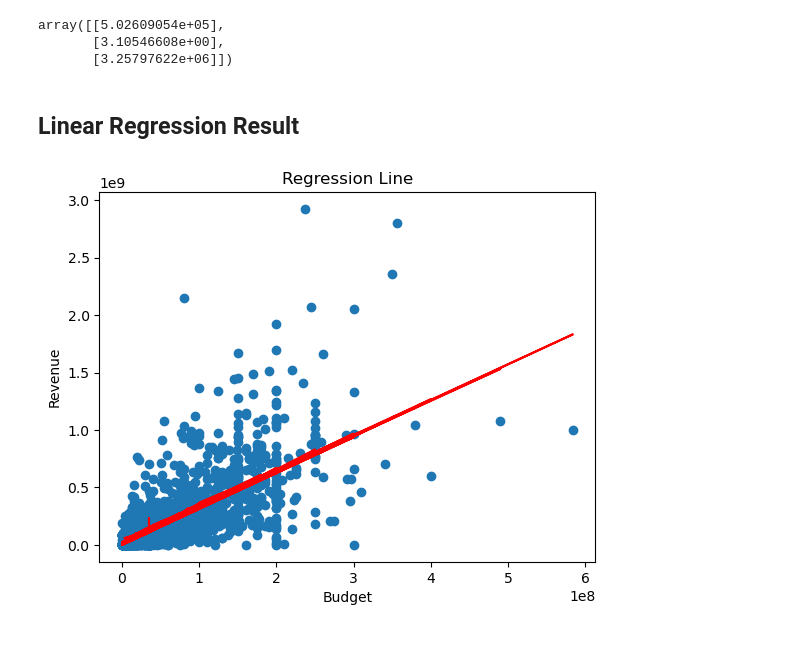
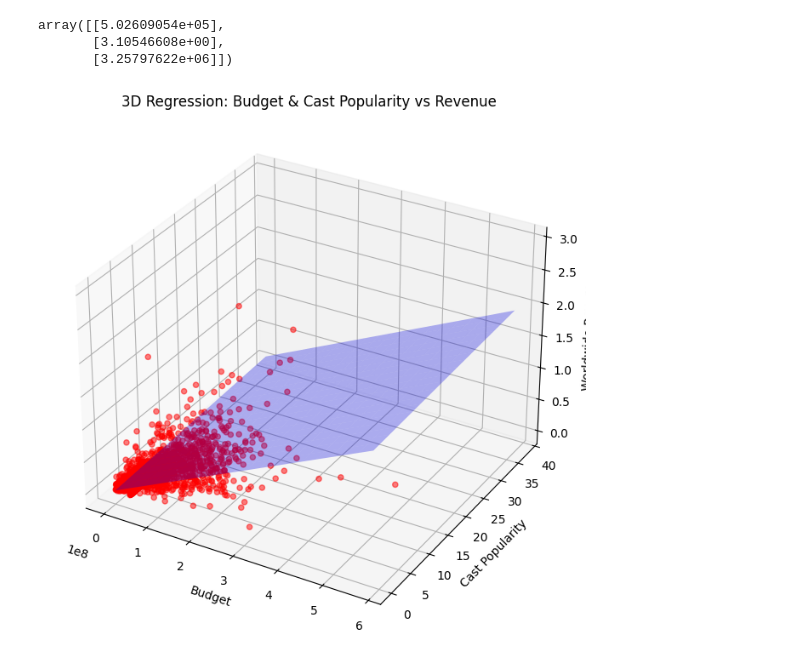
Before and after one commit to muhammad-ahmed-gh/movies-data-analysis, a Jupyter notebook: modeling.ipynb, the cells around one changed output. Saved outputs shown, nothing was run; the diff lists cells and outputs as text; code cells hidden in the pictures.

Commit message:
adding visualization, goodness analysis

```diff
--- a/modeling.ipynb
+++ b/modeling.ipynb
@@ -67,15 +66,30 @@ lr_rev = b[0] + dfsorted['budget'] * b[1] + dfsorted['cast_popularity_mean'] * b
-# %% [markdown]
-## Linear Regression Result
-# %%
-import matplotlib.pyplot as plt
-
-plt.plot(dfsorted['budget'], lr_rev, c='red')
-plt.scatter(df['budget'], df['revenue_worldwide'])
-
-plt.xlabel("Budget")
-plt.ylabel("Revenue")
-plt.title("Regression Line")
-
-plt.show()
-# %% [output]
-[figure, removed]
+# %%
+import matplotlib.pyplot as plt
+from mpl_toolkits.mplot3d import Axes3D
+
+x_data = df['budget']
+y_data = df['cast_popularity_mean']
+z_data = df['revenue_worldwide']
+
+x_range = np.linspace(x_data.min(), x_data.max(), 20)
+y_range = np.linspace(y_data.min(), y_data.max(), 20)
+X_grid, Y_grid = np.meshgrid(x_range, y_range)
+
+Z_grid = b[0] + b[1] * X_grid + b[2] * Y_grid
+
+fig = plt.figure(figsize=(10, 8))
+ax = fig.add_subplot(111, projection='3d')
+
+ax.scatter(x_data, y_data, z_data, color='red', label='Actual Data', alpha=0.5)
+
+
+ax.plot_surface(X_grid, Y_grid, Z_grid, color='blue', alpha=0.3)
+
+ax.set_xlabel('Budget')
+ax.set_ylabel('Cast Popularity')
+ax.set_zlabel('Worldwide Revenue')
+
+plt.title('3D Regression: Budget & Cast Popularity vs Revenue')
+plt.show()
+# %% [output]
+[figure, added]
```
Also changed, not shown: parts of 1 cell of this notebook.
